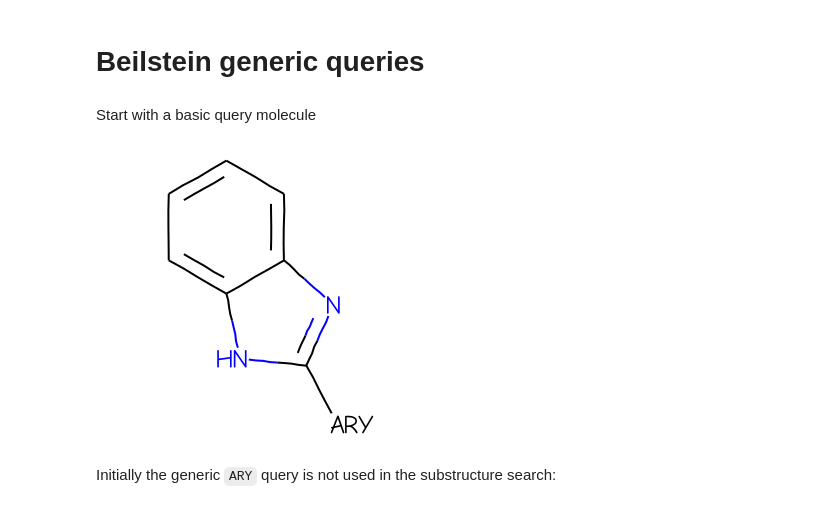
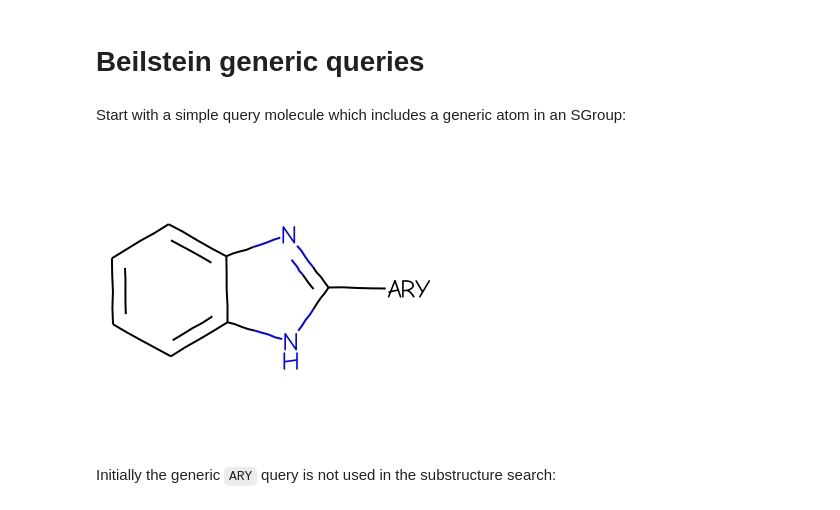
Before and after one commit to greglandrum/rdkit_blog, a Jupyter notebook: notebooks/Searching with generic groups.ipynb, the cells around one changed output. Saved outputs shown, nothing was run; the diff lists cells and outputs as text; code cells hidden in the pictures.

```diff
--- a/notebooks/Searching with generic groups.ipynb
+++ b/notebooks/Searching with generic groups.ipynb
@@ -73,54 +73,56 @@ SubstructLibrary loaded with 2035013 molecules
 # %% [markdown]
 # Beilstein generic queries
 # %% [markdown]
-Start with a basic query molecule
+Start with a simple query molecule which includes a generic atom in an SGroup:
 # %%
 mb = '''
-  Mrv2108 03242208122D
+  Mrv2108 04052206092D
 
   0  0  0     0  0            999 V3000
 M  V30 BEGIN CTAB
 M  V30 COUNTS 10 11 1 0 0
 M  V30 BEGIN ATOM
-M  V30 1 C -9.3333 2.6234 0 0
-M  V30 2 C -10.667 1.8534 0 0
-M  V30 3 C -10.667 0.3133 0 0
-M  V30 4 C -9.3333 -0.4567 0 0
-M  V30 5 C -7.9997 0.3133 0 0
-M  V30 6 C -7.9997 1.8534 0 0
-M  V30 7 N -9.0131 -1.963 0 0
-M  V30 8 C -7.4816 -2.124 0 0
-M  V30 9 N -6.8552 -0.7171 0 0
-M  V30 10 C -6.7586 -3.4837 0 0
+M  V30 1 C -11.4118 0.5479 0 0
+M  V30 2 C -11.3849 -0.9919 0 0
+M  V30 3 C -10.0379 -1.7385 0 0
+M  V30 4 C -8.7179 -0.9454 0 0
+M  V30 5 C -8.7448 0.5943 0 0
+M  V30 6 C -10.0918 1.341 0 0
+M  V30 7 N -7.2453 -1.3956 0 0
+M  V30 8 C -6.362 -0.1342 0 0
+M  V30 9 N -7.2888 1.0958 0 0
+M  V30 10 C -4.8222 -0.161 0 0
 M  V30 END ATOM
 M  V30 BEGIN BOND
 M  V30 1 1 1 2
 M  V30 2 2 2 3
 M  V30 3 1 3 4
 M  V30 4 2 4 5
 M  V30 5 1 5 6
 M  V30 6 2 1 6
 M  V30 7 1 7 8
 M  V30 8 1 5 9
 M  V30 9 1 4 7
 M  V30 10 2 8 9
 M  V30 11 1 8 10
 M  V30 END BOND
 M  V30 BEGIN SGROUP
-M  V30 1 SUP 0 ATOMS=(1 10) SAP=(3 10 8 1) XBONDS=(1 11) LABEL=ARY
+M  V30 1 SUP 0 -
+M  V30 ATOMS=(1 10) -
+M  V30 LABEL="ARY"
 M  V30 END SGROUP
 M  V30 END CTAB
 M  END
 '''
 bqry = Chem.MolFromMolBlock(mb)
 
 # show labels for the Sgroups:
 for sgs in Chem.GetMolSubstanceGroups(bqry):
     if sgs.GetProp('TYPE') == 'SUP':
         bqry.GetAtomWithIdx(sgs.GetAtoms()[0]).SetProp("atomLabel",sgs.GetProp("LABEL"))
 bqry
 # %% [output]
-[figure, old version]
+[figure, new version]
 # %% [markdown]
 Initially the generic `ARY` query is not used in the substructure search:
 # %%
```
Also changed, not shown: parts of 8 cells of this notebook.
